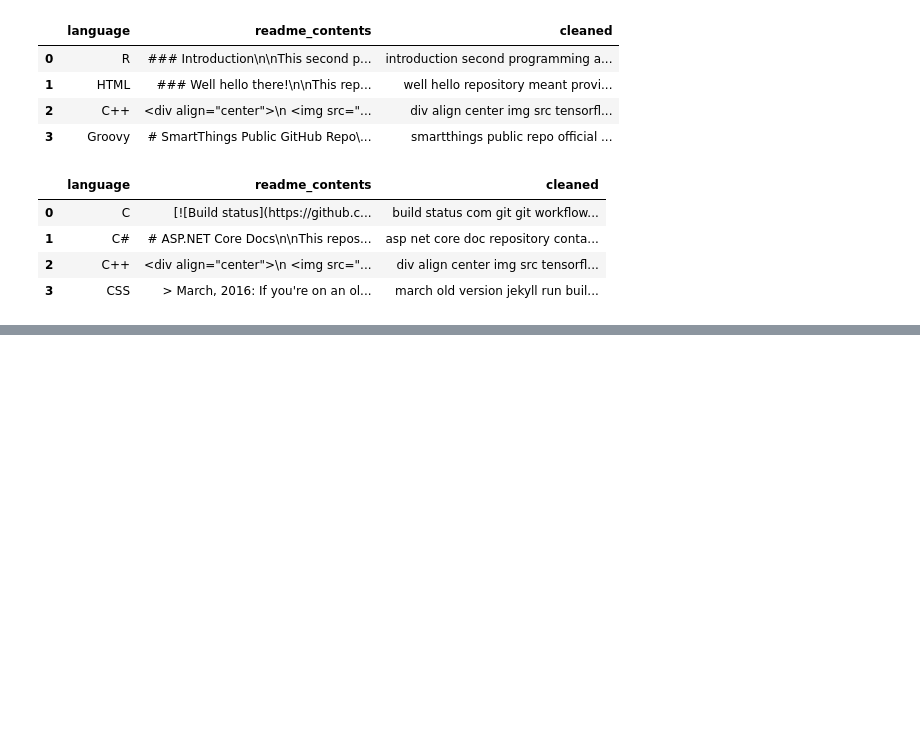
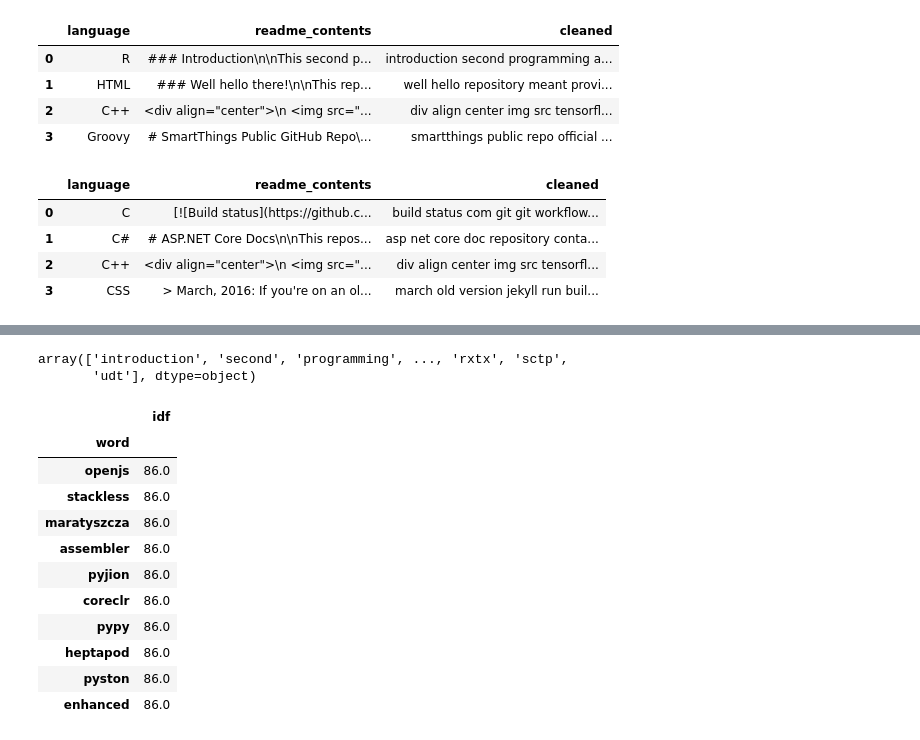
Before and after one commit to The-Tree-Muskeeters/git-language, a Jupyter notebook: nlp_project_ravinder.ipynb, the cells around one changed output, grey strips where cells are left out. Cells and saved outputs as stored; diff of their text form; code cells hidden in the pictures; blank space fills up the shorter version.

```diff
--- a/nlp_project_ravinder.ipynb
+++ b/nlp_project_ravinder.ipynb
@@ -205,0 +238,7 @@ df1.head(4)
+# %%
+#Find unique word list from DF cleaned column
+unique_words = pd.Series(' '.join(df.cleaned).split()).unique()
+unique_words
+# %% [output]
+array(['introduction', 'second', 'programming', ..., 'rxtx', 'sctp',
+       'udt'], dtype=object)
@@ -205,0 +250,15 @@ df1.head(4)
+# %%
+idf_df.head(10)
+# %% [output]
+|  | idf |
+| word |  |
+| openjs | 86.0 |
+| stackless | 86.0 |
+| maratyszcza | 86.0 |
+| assembler | 86.0 |
+| pyjion | 86.0 |
+| coreclr | 86.0 |
+| pypy | 86.0 |
+| heptapod | 86.0 |
+| pyston | 86.0 |
+| enhanced | 86.0 |
```
Also changed, not shown: parts of 6 cells of this notebook.
